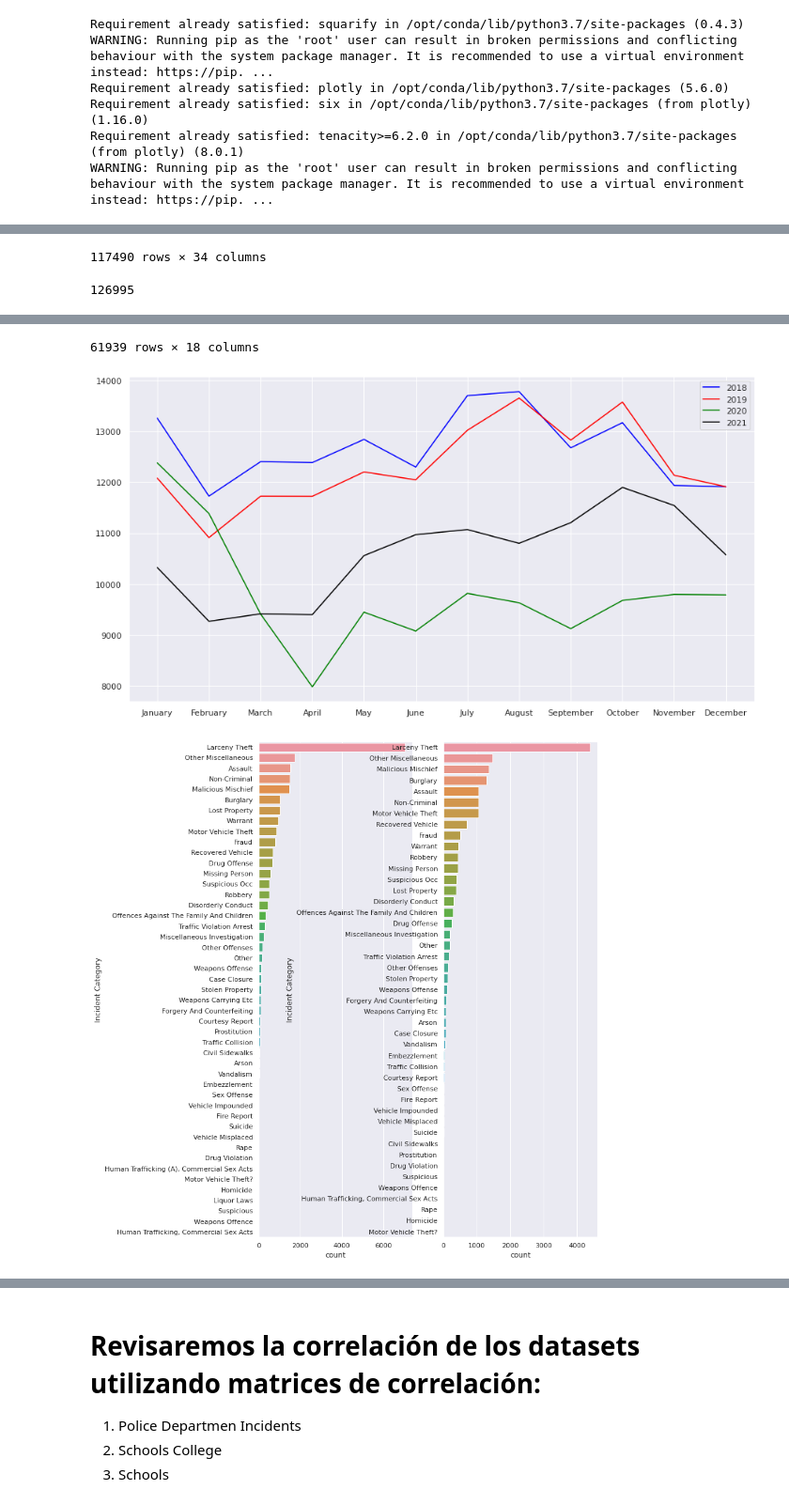
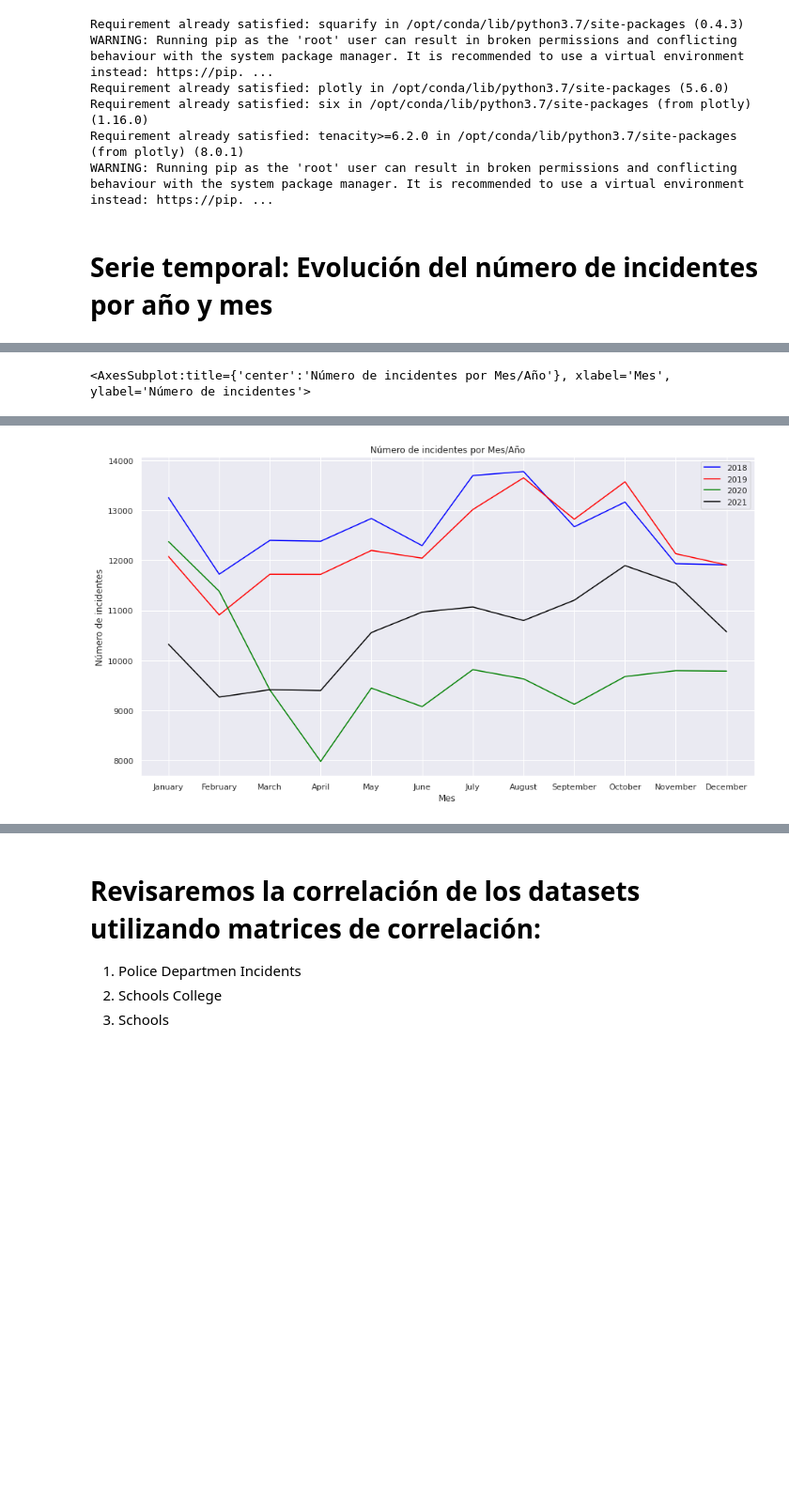
Before and after one commit to luperezsal/Batman, a Jupyter notebook: batman.ipynb, the cells around one changed output, grey strips where cells are left out. Shown at 94% size. Drawn from its saved outputs; the diff is of its cells as text; code cells hidden in the pictures; blank space fills up the shorter version.

```diff
--- a/batman.ipynb
+++ b/batman.ipynb
@@ -31,6 +31,8 @@ COLLEGES_FILE = 'Schools_College.csv'
 incidents_df = pd.read_csv(DATASET_PATH + INCIDENTS_FILE)
 schools_df   = pd.read_csv(DATASET_PATH + SCHOOLS_FILE)
 colleges_df  = pd.read_csv(DATASET_PATH + COLLEGES_FILE)
+# %% [markdown]
+# Serie temporal: Evolución del número de incidentes por año y mes
 # %%
 incidents_df['Incident Datetime'] = pd.to_datetime(incidents_df['Incident Datetime'])
 incidents_df['Report Datetime'] = pd.to_datetime(incidents_df['Report Datetime'])
@@ -48,8 +50,6 @@ monthly_2019 = incidents_2019.groupby(incidents_2019['Incident Datetime'].dt.str
 monthly_2020 = incidents_2020.groupby(incidents_2020['Incident Datetime'].dt.strftime('%B'))['Incident Datetime'].count()
 monthly_2021 = incidents_2021.groupby(incidents_2021['Incident Datetime'].dt.strftime('%B'))['Incident Datetime'].count()
 monthly_2022 = incidents_2022.groupby(incidents_2022['Incident Datetime'].dt.strftime('%B'))['Incident Datetime'].count()
-
-display(incidents_2020)
 
 months_sorted = sorted(monthly_2021.keys(), key=lambda day: datetime.strptime(day, "%B"))
 
@@ -70,36 +70,12 @@ sns.set_theme(style="darkgrid")
 
 sns.set(rc={'figure.figsize':(15,8)})
 
-sns.lineplot(x=months_sorted, y=test_2018, color='blue', legend='brief', label=str('2018'))
-sns.lineplot(x=months_sorted, y=test_2019, color='red', legend='brief', label=str('2019'))
-sns.lineplot(x=months_sorted, y=test_2020, color='green',  legend='brief', label=str('2020'))
-sns.lineplot(x=months_sorted, y=test_2021, color='black',  legend='brief', label=str('2021'))
+plt.title("Número de incidentes por Mes/Año")
+plt.xlabel("Mes")
+plt.ylabel("Número de incidentes")
 
-
-############ COVID ############
-covid_epoch = incidents_2020[incidents_2020['Incident Datetime'].between('2020-03-01', '2020-05-01')]
-not_covid_epoch = incidents_2019[incidents_2019['Incident Datetime'].between('2019-03-01', '2019-05-01')]
-
-covid_order = pd.Categorical(covid_epoch['Incident Category'].value_counts().index)
-not_covid_order = pd.Categorical(not_covid_epoch['Incident Category'].value_counts().index)
-
-sns.set(rc={'figure.figsize':(10,15)})
-fig, ax =plt.subplots(1,2)
-sns.countplot(data=not_covid_epoch, y="Incident Category", order = not_covid_order, ax=ax[0])
-sns.countplot(data=covid_epoch, y="Incident Category", order = covid_order, ax=ax[1])
-
-############ SUMMER ############
-october_epoch = incidents_2021[incidents_2021['Incident Datetime'].between('2021-02-01', '2021-02-28')]
-february_epoch = incidents_2021[incidents_2021['Incident Datetime'].between('2021-10-01', '2021-10-31')]
-
-october_order = pd.Categorical(october_epoch['Incident Category'].value_counts().index)
-february_order = pd.Categorical(february_epoch['Incident Category'].value_counts().index)
-
-fig, ax =plt.subplots(1,2)
-sns.countplot(data=october_epoch, y="Incident Category", order = october_order, ax=ax[0])
-sns.countplot(data=february_epoch, y="Incident Category", order = february_order, ax=ax[1])
-
-print(incidents_2021['Incident Datetime'].count())
-# incidents_2021['Incident Datetime'].plot()
-incidents_2021.groupby(['Incident Datetime']).mean()
+sns.lineplot(x=months_sorted, y=test_2018, color='blue',  legend='brief', label=str('2018'))
+sns.lineplot(x=months_sorted, y=test_2019, color='red',   legend='brief', label=str('2019'))
+sns.lineplot(x=months_sorted, y=test_2020, color='green', legend='brief', label=str('2020'))
+sns.lineplot(x=months_sorted, y=test_2021, color='black', legend='brief', label=str('2021'))
 # %% [output]
@@ -118,2 +82 @@ incidents_2021.groupby(['Incident Datetime']).mean()
-117490 rows × 34 columns
+<AxesSubplot:title={'center':'Número de incidentes por Mes/Año'}, xlabel='Mes', ylabel='Número de incidentes'>
-126995
@@ -133,3 +83 @@ incidents_2021.groupby(['Incident Datetime']).mean()
-61939 rows × 18 columns
-[figure, old version]
+[figure, new version]
-[figure, removed]
```
Also changed, not shown: parts of 15 cells of this notebook.
